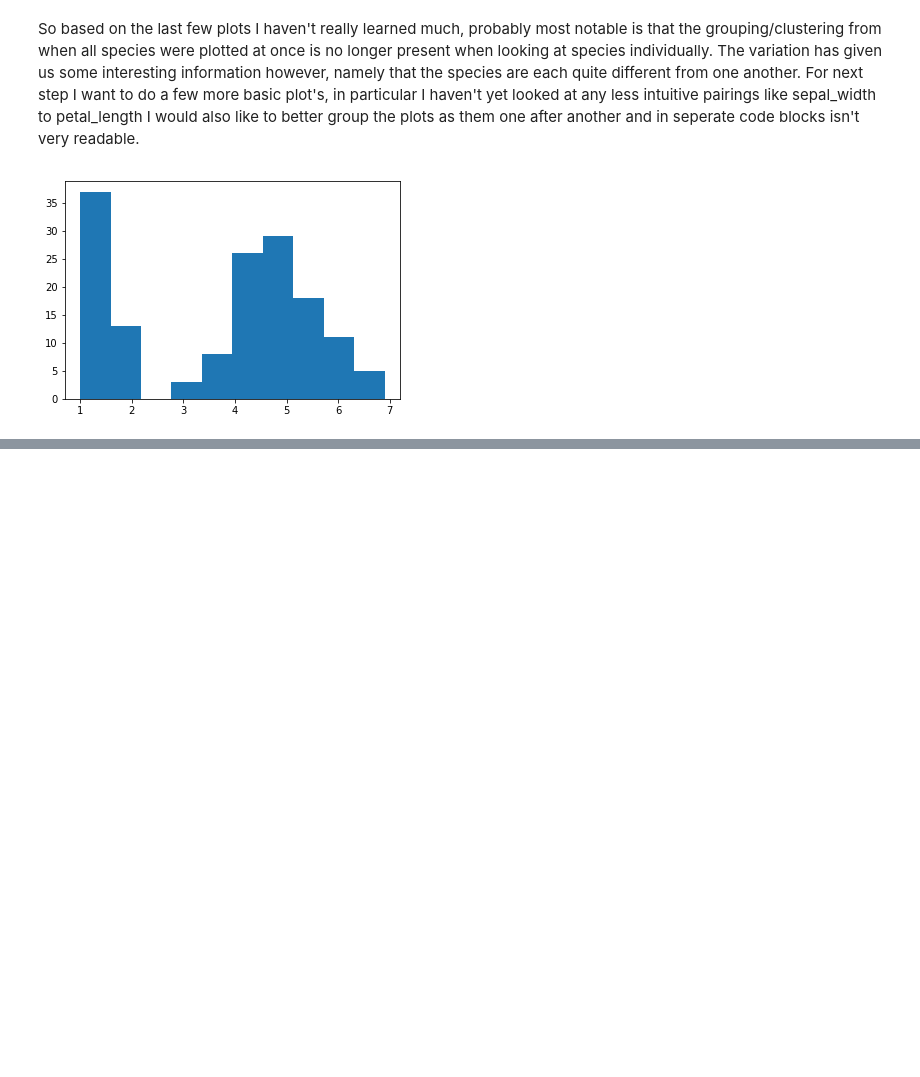
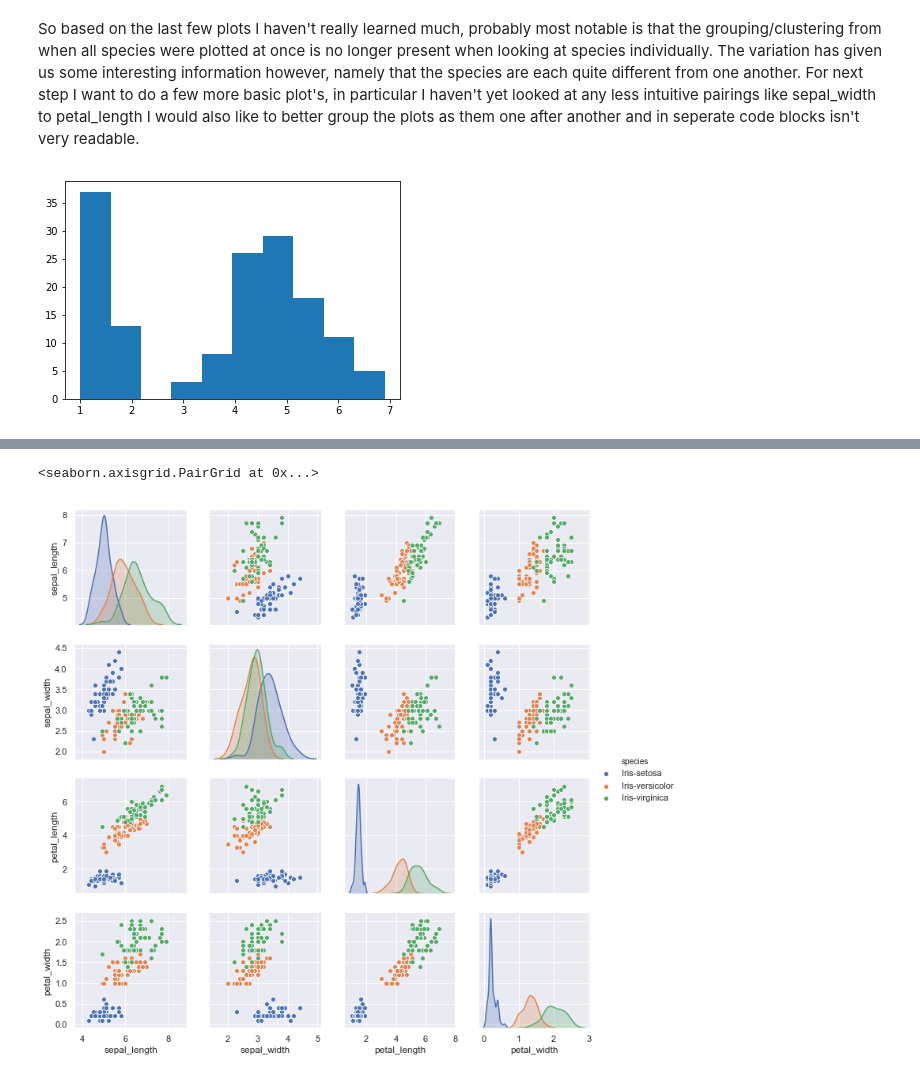
Before and after one commit to itskeithstudent/pands-project-iris-2020, a Jupyter notebook: Jupyter Analysis/iris_prelim_analysis.ipynb, the cells around one changed output, grey strips where cells are left out. Cells and saved outputs as stored; diff of their text form; code cells hidden in the pictures; blank space fills up the shorter version.

```diff
--- a/Jupyter Analysis/iris_prelim_analysis.ipynb
+++ b/Jupyter Analysis/iris_prelim_analysis.ipynb
@@ -570,0 +596,6 @@ Text(0.5, 284.3724137931037, 'Sepal Width')
+# %%
+#came across this from seaborn docs, would have come in really handy
+sns.pairplot(iris_df, hue="species") #in one line this imparts the same amount of information as the above work
+# %% [output]
+<seaborn.axisgrid.PairGrid at 0x...>
+[figure, added]
```
Also changed, not shown: parts of 10 cells of this notebook, 1 other file.
